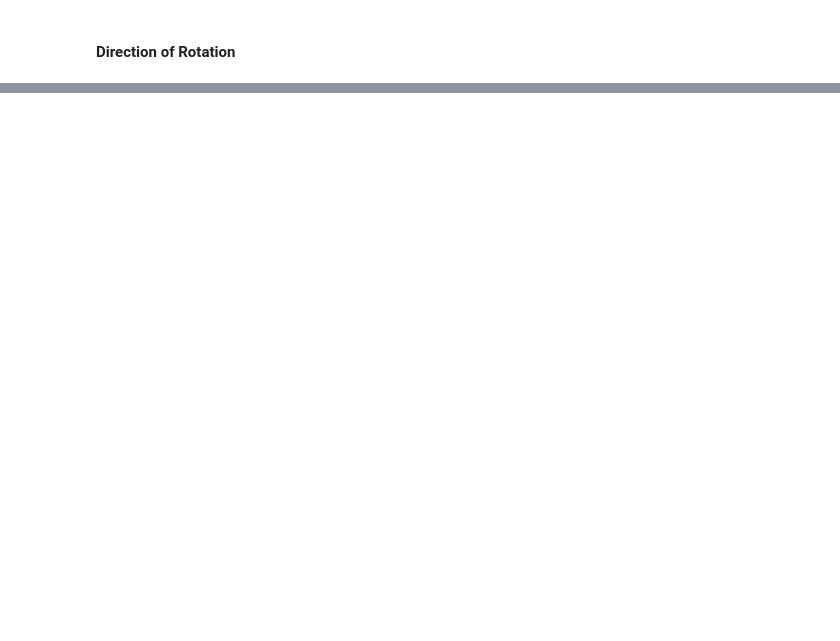
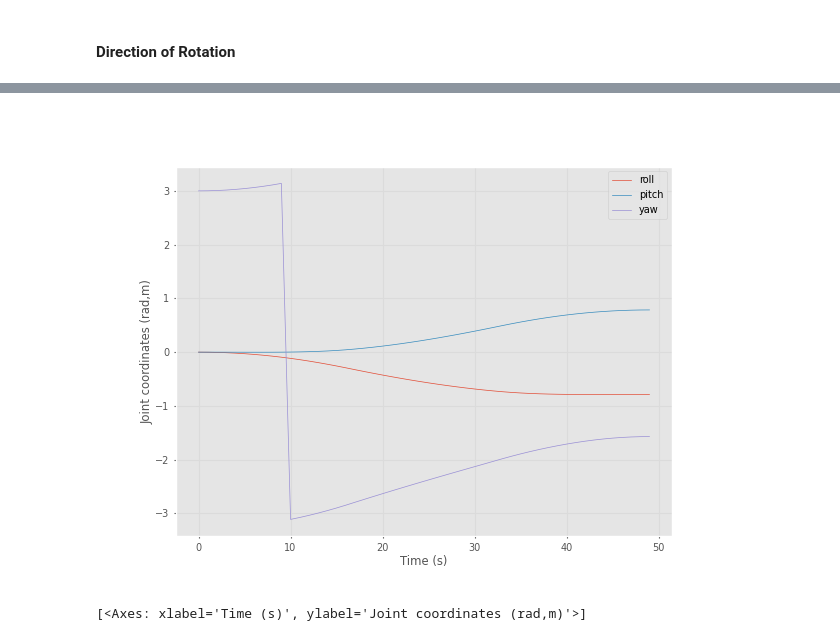
Before and after one commit to Sann-Htet/Robotics-Vision-and-Control-Fundamental-Algorithms-in-Python, a Jupyter notebook: Chapter03/Creating_Time-Varying_Pose.ipynb, the cells around one changed output, grey strips where cells are left out. Cells and saved outputs as stored; diff of their text form; code cells hidden in the pictures; blank space fills up the shorter version.

```diff
--- a/Chapter03/Creating_Time-Varying_Pose.ipynb
+++ b/Chapter03/Creating_Time-Varying_Pose.ipynb
@@ -244,0 +316,6 @@ q.animate()
+# %%
+rpy = Ts.rpy()
+xplot(rpy, labels="roll pitch yaw")
+# %% [output]
+[figure, added]
+[<Axes: xlabel='Time (s)', ylabel='Joint coordinates (rad,m)'>]
```
Also changed, not shown: parts of 26 cells of this notebook.
